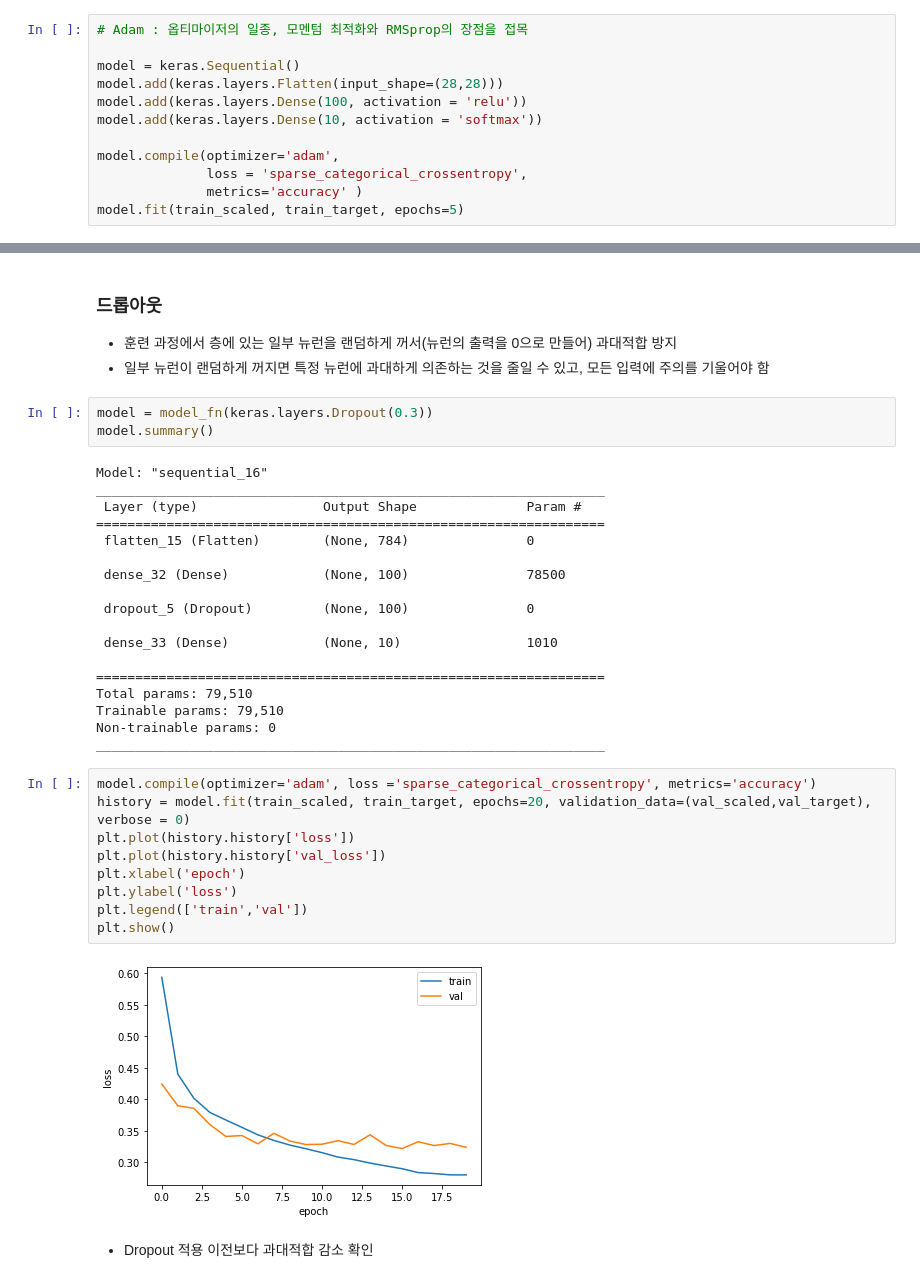
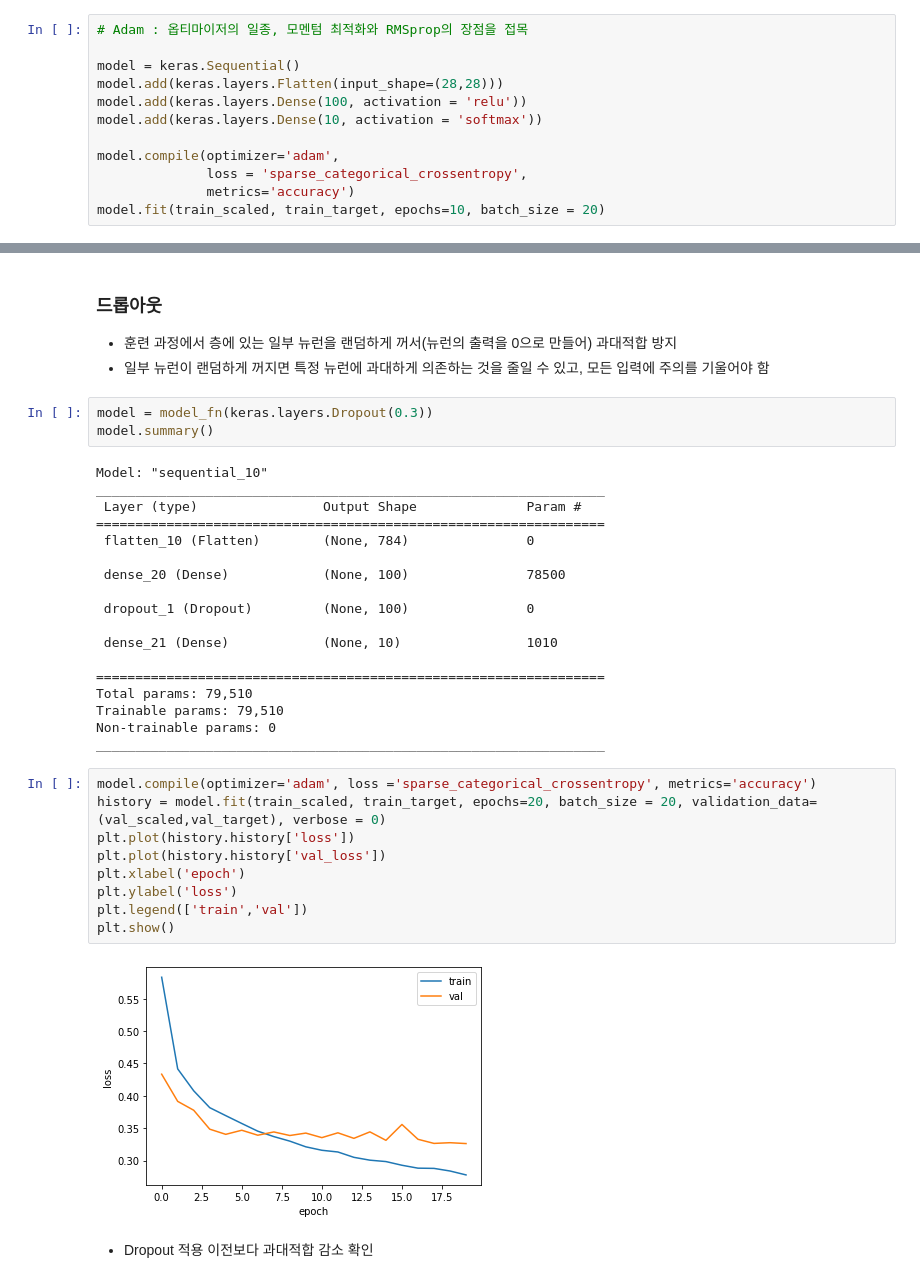
Before and after one commit to hr1588/Lab_study, a Jupyter notebook: 7장.ipynb, the cells around one changed output, grey strips where cells are left out. Cells and saved outputs as stored; diff of their text form.

```diff
--- a/7장.ipynb
+++ b/7장.ipynb
@@ -255,6 +277,6 @@ model.add(keras.layers.Dense(10, activation = 'softmax'))
 
 model.compile(optimizer='adam',
               loss = 'sparse_categorical_crossentropy',
-              metrics='accuracy' )
-model.fit(train_scaled, train_target, epochs=5)
+              metrics='accuracy')
+model.fit(train_scaled, train_target, epochs=10, batch_size = 20)
 # %% [output]
@@ -401,17 +449,17 @@ plt.show()
 model = model_fn(keras.layers.Dropout(0.3))
 model.summary()
 # %% [output]
-Model: "sequential_16"
+Model: "sequential_10"
 _________________________________________________________________
  Layer (type)                Output Shape              Param #
 =================================================================
- flatten_15 (Flatten)        (None, 784)               0
+ flatten_10 (Flatten)        (None, 784)               0
 
- dense_32 (Dense)            (None, 100)               78500
+ dense_20 (Dense)            (None, 100)               78500
 
- dropout_5 (Dropout)         (None, 100)               0
+ dropout_1 (Dropout)         (None, 100)               0
 
- dense_33 (Dense)            (None, 10)                1010
+ dense_21 (Dense)            (None, 10)                1010
 
 =================================================================
 Total params: 79,510
@@ -420,15 +468,15 @@ Non-trainable params: 0
 _________________________________________________________________
 # %%
 model.compile(optimizer='adam', loss ='sparse_categorical_crossentropy', metrics='accuracy')
-history = model.fit(train_scaled, train_target, epochs=20, validation_data=(val_scaled,val_target), verbose = 0)
+history = model.fit(train_scaled, train_target, epochs=20, batch_size = 20, validation_data=(val_scaled,val_target), verbose = 0)
 plt.plot(history.history['loss'])
 plt.plot(history.history['val_loss'])
 plt.xlabel('epoch')
 plt.ylabel('loss')
 plt.legend(['train','val'])
 plt.show()
 # %% [output]
-[figure, old version]
+[figure, new version]
 # %% [markdown]
 - Dropout 적용 이전보다 과대적합 감소 확인
 # %% [markdown]
```
Also changed, not shown: parts of 18 cells of this notebook.
